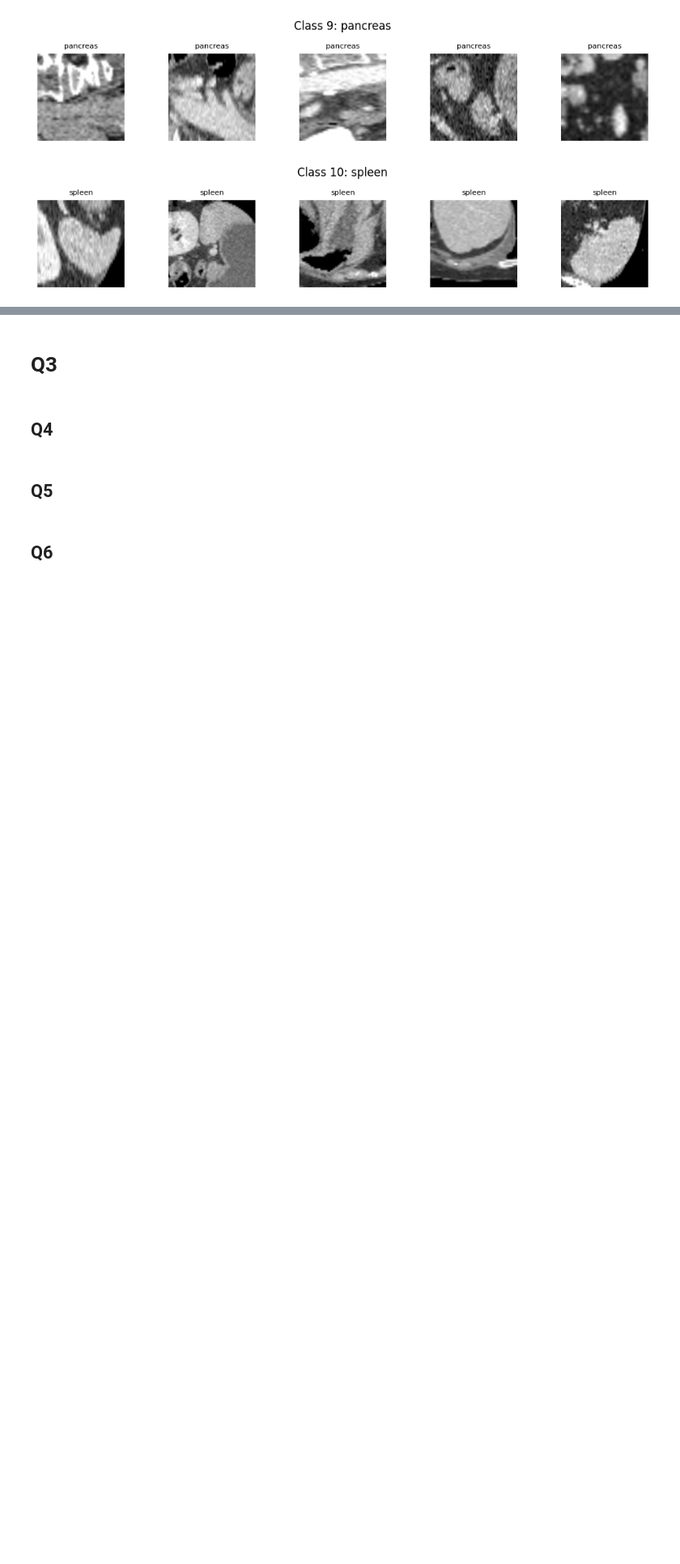
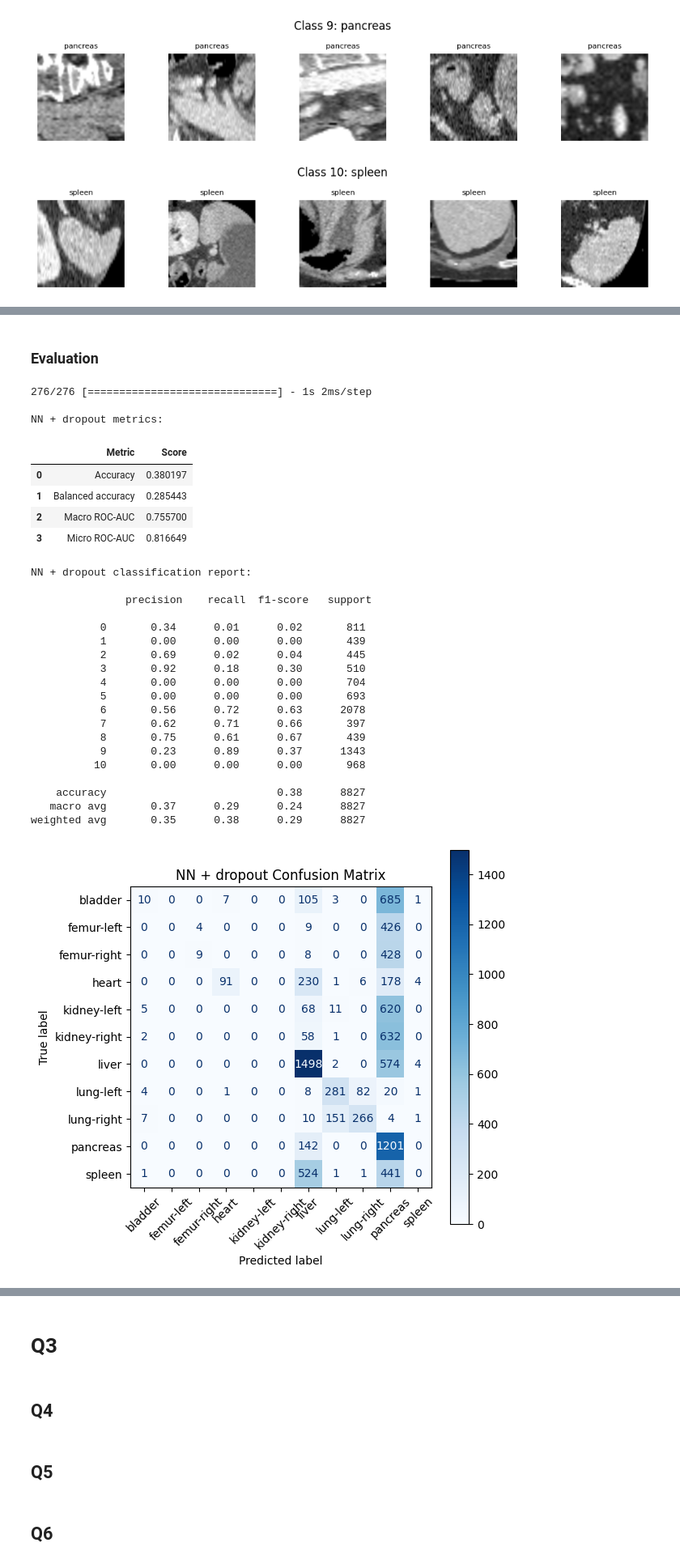
Before and after one commit to 4yala/NotebooksDL, a Jupyter notebook: CW2_DL.ipynb, the cells around one changed output, grey strips where cells are left out. Shown at 81% size. Cells and saved outputs as stored; diff of their text form; code cells hidden in the pictures; blank space fills up the shorter version.

```diff
--- a/CW2_DL.ipynb
+++ b/CW2_DL.ipynb
@@ -410,0 +821,21 @@ Test accuracy: 0.42256712913513184
+# %%
+#Build
+NN_model_3 = Sequential([
+    #Input
+    Input(shape=(X_train_flat.shape[1],)),
+
+    #Hidden
+    Dense(256, activation='relu'),
+    Dropout(0.2),
+    Dense(128, activation='relu'),
+
+    #Output
+    Dense(num_classes, activation='softmax')
+])
+
+#Compilation
+NN_model_3.compile(
+    optimizer='adam',
+    loss='sparse_categorical_crossentropy',
+    metrics=['accuracy']
+)
@@ -410,0 +862,7 @@ Test accuracy: 0.42256712913513184
+# %%
+NN_3_history = NN_model_3.fit(
+    X_train_flat, y_train,
+    validation_data=(X_val_flat, y_val),
+    epochs=10,
+    batch_size=32
+)
@@ -410,0 +910,33 @@ Test accuracy: 0.42256712913513184
+# %% [markdown]
+### Evaluation
+# %%
+evaluate_model(NN_model_3, 'NN + dropout', X_test_flat, y_test, 'Blues')
+# %% [output]
+276/276 [==============================] - 1s 2ms/step
+
+NN + dropout metrics:
+|  | Metric | Score |
+| 0 | Accuracy | 0.380197 |
+| 1 | Balanced accuracy | 0.285443 |
+| 2 | Macro ROC-AUC | 0.755700 |
+| 3 | Micro ROC-AUC | 0.816649 |
+NN + dropout classification report:
+
+               precision    recall  f1-score   support
+
+           0       0.34      0.01      0.02       811
+           1       0.00      0.00      0.00       439
+           2       0.69      0.02      0.04       445
+           3       0.92      0.18      0.30       510
+           4       0.00      0.00      0.00       704
+           5       0.00      0.00      0.00       693
+           6       0.56      0.72      0.63      2078
+           7       0.62      0.71      0.66       397
+           8       0.75      0.61      0.67       439
+           9       0.23      0.89      0.37      1343
+          10       0.00      0.00      0.00       968
+
+    accuracy                           0.38      8827
+   macro avg       0.37      0.29      0.24      8827
+weighted avg       0.35      0.38      0.29      8827
+[figure, added]
```
Also changed, not shown: parts of 51 cells of this notebook.
